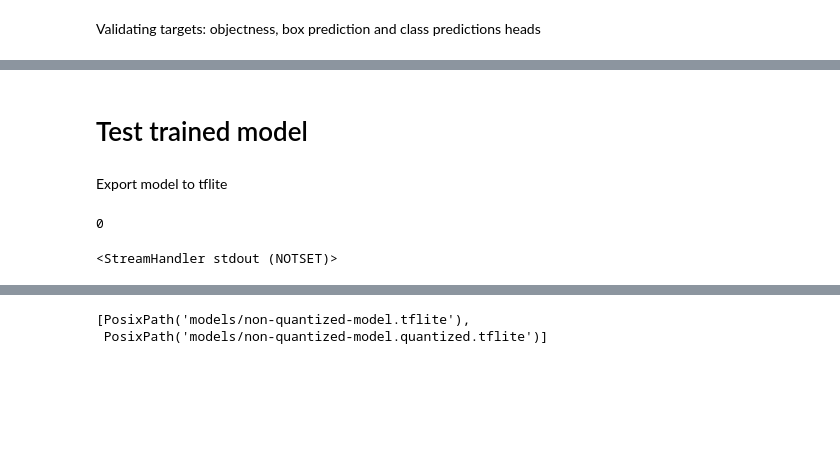
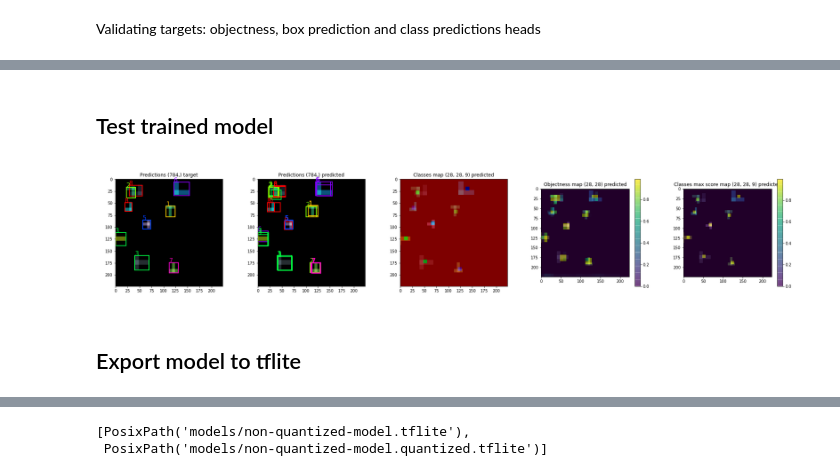
Before and after one commit to kmkolasinski/keras_detection, a Jupyter notebook: notebooks/fpn_builder_random_rectangles.ipynb, the cells around one changed output, grey strips where cells are left out. Cells and saved outputs as stored; diff of their text form; code cells hidden in the pictures; blank space fills up the shorter version.

```diff
--- a/notebooks/fpn_builder_random_rectangles.ipynb
+++ b/notebooks/fpn_builder_random_rectangles.ipynb
@@ -206 +216,5 @@ Epoch 5/5
 <tensorflow.python.keras.callbacks.History at 0x...>
+# %%
+optimizer = keras.optimizers.Adam(learning_rate=0.0005, beta_2=0.995)
+model.compile(optimizer, **builder.get_model_compile_args())
+model.fit(prepared_train_dataset, epochs=2, steps_per_epoch=500)
@@ -210,58 +230,49 @@ model.save_weights("models/non-quantized-model.h5")
 # %%
 model.load_weights("models/non-quantized-model.h5")
 # %% [markdown]
-# Test trained model
+## Test trained model
 # %%
-def draw_predictions(model, features, labels, idx = 0, fm = "fm28x28"):
+def draw_predictions(model, features, labels, idx = 0, fm = "fm28x28", score_threshold = 0.5):
 
   predictions = model.predict(features)
   predictions = builder.predictions_to_dict(predictions, postprocess=True)
 
 
   targets = [labels[n][..., :-1] for n in builder.get_outputs_names()]
   targets = builder.predictions_to_dict(targets, postprocess=True)
 
   target=dict(
       objectness=targets[f'{fm}/objectness'][idx],
       boxes_shape_map=targets[f'{fm}/box_shape'][idx],
       classes_map=targets[f'{fm}/classes'][idx],
   )
 
   predicted=dict(
       objectness=predictions[f'{fm}/objectness'][idx],
       boxes_shape_map=predictions[f'{fm}/box_shape'][idx],
       classes_map=predictions[f'{fm}/classes'][idx],
   )
 
   render = plotting.draw_compares(
       target=target,
       predicted=predicted,
       draw_fns=[
           plotting.draw_boxes,
           plotting.draw_classes_map,
           plotting.draw_objectness_map,
           plotting.draw_classes_max_score_map,
       ],
       image=features['image'][idx] / 255,
-      score_threshold=0.5,
+      score_threshold=score_threshold,
   )
   return render
 
-# features, labels = next(iter(prepared_train_dataset))
-# draw_predictions(model, features, labels, fm = "fm28x28")
+features, labels = next(iter(prepared_train_dataset))
+draw_predictions(model, features, labels, fm = "fm28x28")
+# %% [output]
+[figure, added]
 # %% [markdown]
-Export model to tflite
+## Export model to tflite
-# %%
-len(_logger.handlers)
-# %% [output]
-0
-# %%
-# Run this if you see tensorflow duplicated logs
-from tensorflow.python.platform.tf_logging import _logger
-if len(_logger.handlers) > 1:
-  _logger.handlers.pop(0)
-# %% [output]
-<StreamHandler stdout (NOTSET)>
 # %%
 # creates two versions of the model:
 #  - models/non-quantized-model.tflite
```
Also changed, not shown: parts of 38 cells of this notebook.
